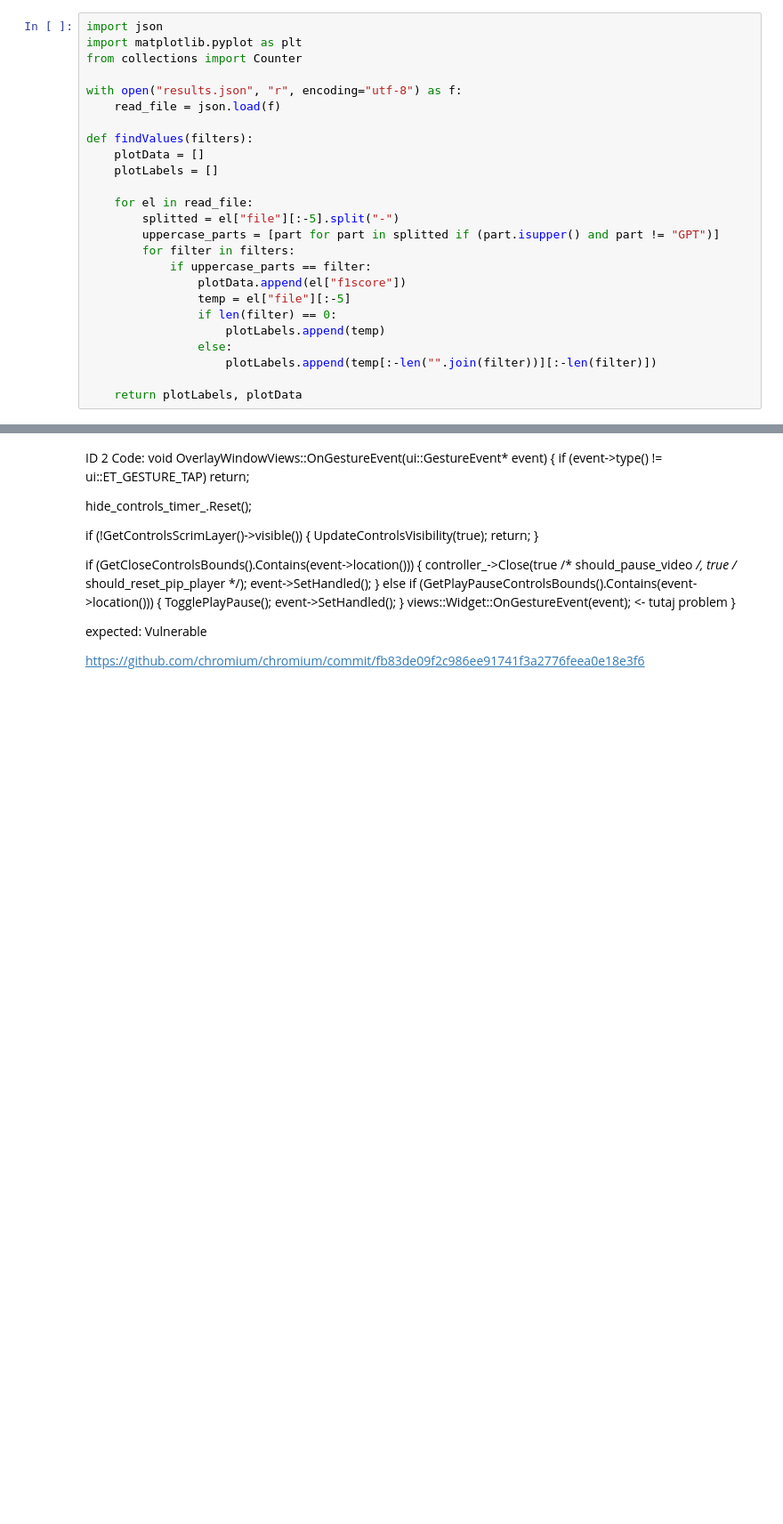
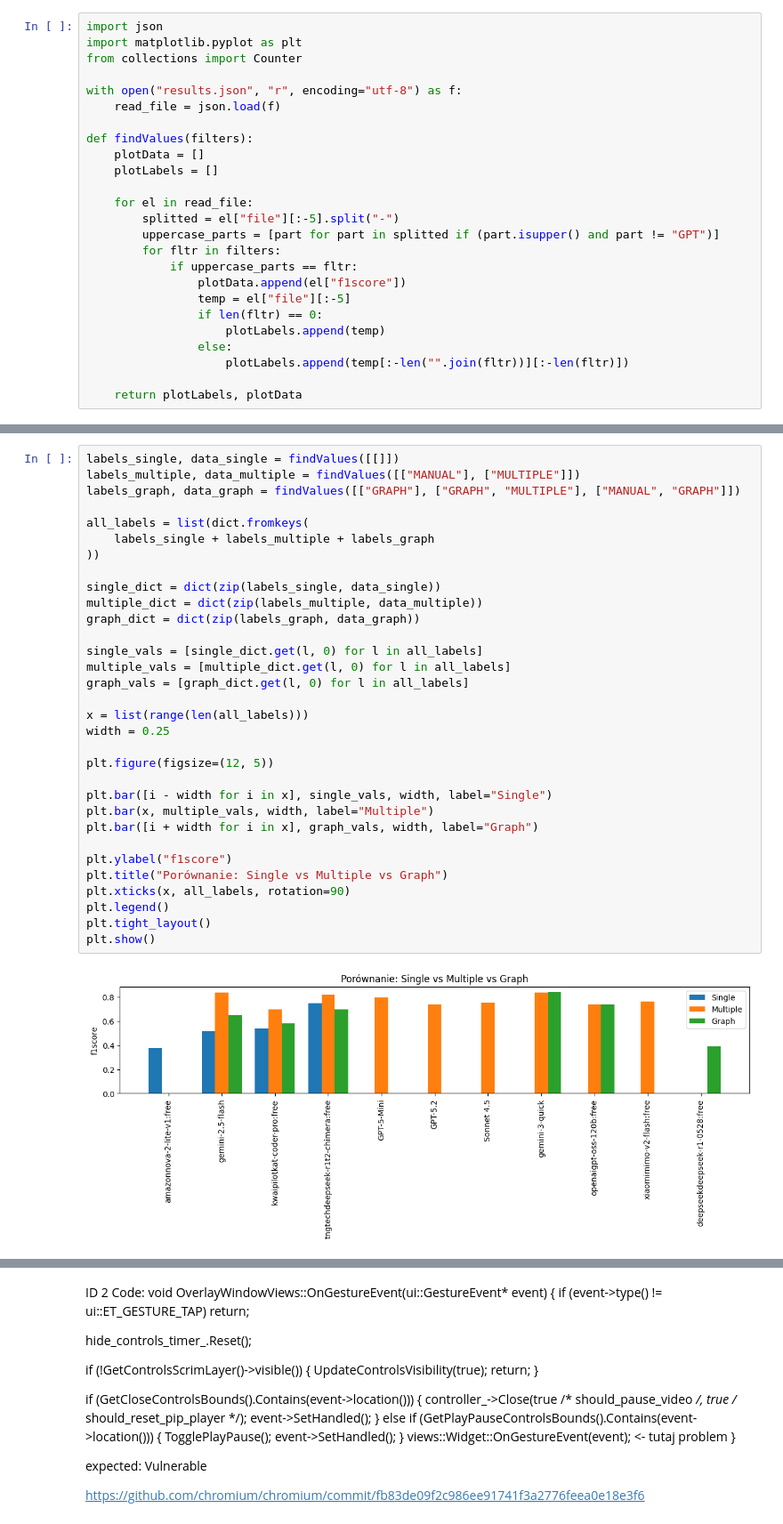
Before and after one commit to b9dn/VulDet, a Jupyter notebook: plots.ipynb, the cells around one changed output, grey strips where cells are left out. Shown at 89% size. Saved outputs shown, nothing was run; the diff lists cells and outputs as text; blank space fills up the shorter version.

Commit message:
Common plot

```diff
--- a/plots.ipynb
+++ b/plots.ipynb
@@ -13,14 +13,14 @@ def findValues(filters):
     for el in read_file:
         splitted = el["file"][:-5].split("-")
         uppercase_parts = [part for part in splitted if (part.isupper() and part != "GPT")]
-        for filter in filters:
-            if uppercase_parts == filter:
+        for fltr in filters:
+            if uppercase_parts == fltr:
                 plotData.append(el["f1score"])
                 temp = el["file"][:-5]
-                if len(filter) == 0:
+                if len(fltr) == 0:
                     plotLabels.append(temp)
                 else:
-                    plotLabels.append(temp[:-len("".join(filter))][:-len(filter)])
+                    plotLabels.append(temp[:-len("".join(fltr))][:-len(fltr)])
 
     return plotLabels, plotData
 # %%
@@ -54,4 +54,38 @@ plt.show()
 [figure]
 [figure]
 [figure]
+# %%
+labels_single, data_single = findValues([[]])
+labels_multiple, data_multiple = findValues([["MANUAL"], ["MULTIPLE"]])
+labels_graph, data_graph = findValues([["GRAPH"], ["GRAPH", "MULTIPLE"], ["MANUAL", "GRAPH"]])
+
+all_labels = list(dict.fromkeys(
+    labels_single + labels_multiple + labels_graph
+))
+
+single_dict = dict(zip(labels_single, data_single))
+multiple_dict = dict(zip(labels_multiple, data_multiple))
+graph_dict = dict(zip(labels_graph, data_graph))
+
+single_vals = [single_dict.get(l, 0) for l in all_labels]
+multiple_vals = [multiple_dict.get(l, 0) for l in all_labels]
+graph_vals = [graph_dict.get(l, 0) for l in all_labels]
+
+x = list(range(len(all_labels)))
+width = 0.25
+
+plt.figure(figsize=(12, 5))
+
+plt.bar([i - width for i in x], single_vals, width, label="Single")
+plt.bar(x, multiple_vals, width, label="Multiple")
+plt.bar([i + width for i in x], graph_vals, width, label="Graph")
+
+plt.ylabel("f1score")
+plt.title("Porównanie: Single vs Multiple vs Graph")
+plt.xticks(x, all_labels, rotation=90)
+plt.legend()
+plt.tight_layout()
+plt.show()
+# %% [output]
+[figure, added]
 # %%
```
Also changed, not shown: parts of 2 cells of this notebook, 1 other file.
